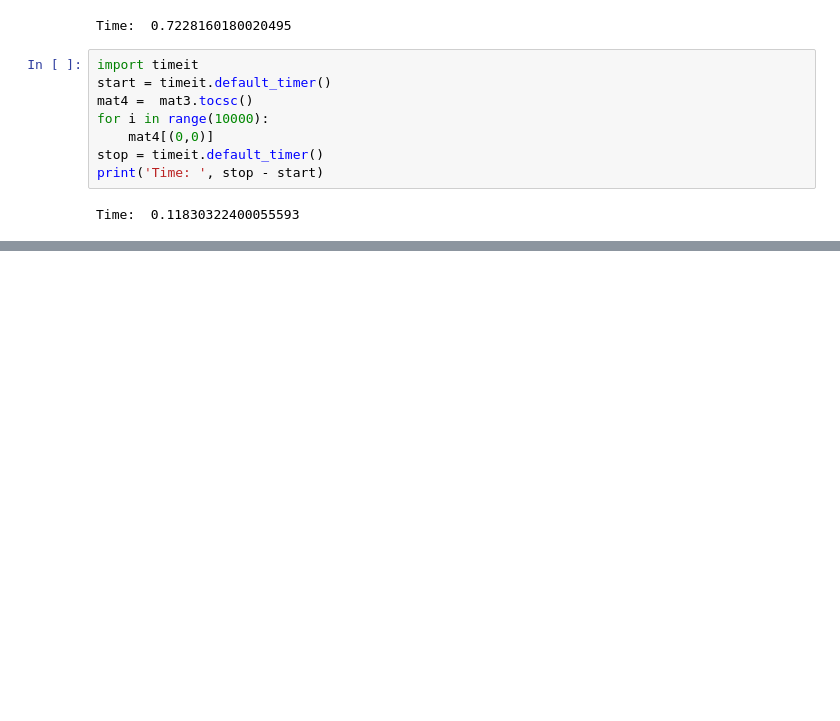
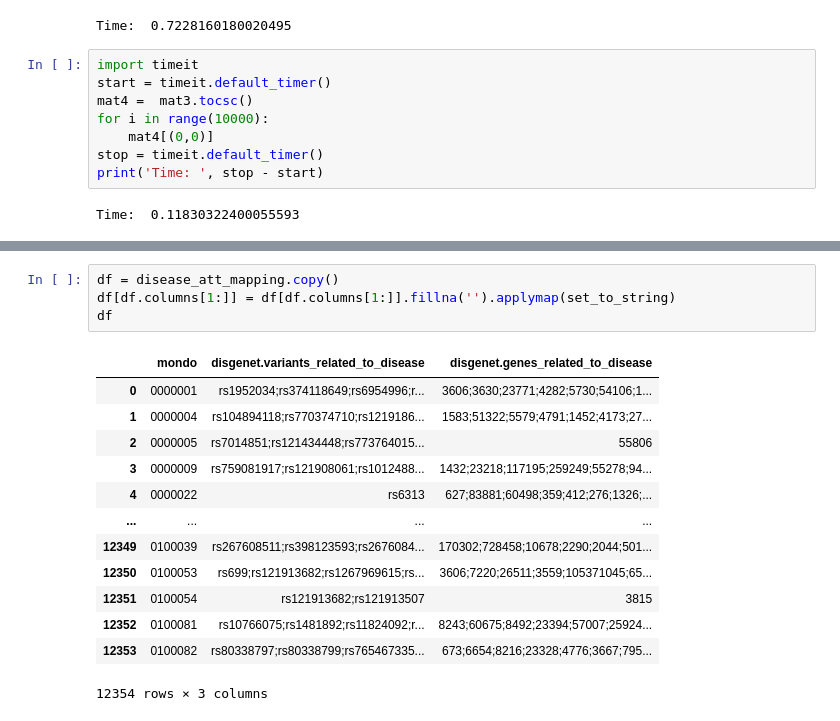
Before and after one commit to bionetslab/digest, a Jupyter notebook: jupyter/testing.ipynb, the cells around one changed output, grey strips where cells are left out. Saved outputs shown, nothing was run; the diff lists cells and outputs as text; blank space fills up the shorter version.

```diff
--- a/jupyter/testing.ipynb
+++ b/jupyter/testing.ipynb
@@ -362,0 +406,18 @@ Time:  0.11830322400055593
+# %%
+df = disease_att_mapping.copy()
+df[df.columns[1:]] = df[df.columns[1:]].fillna('').applymap(set_to_string)
+df
+# %% [output]
+|  | mondo | disgenet.variants_related_to_disease | disgenet.genes_related_to_disease |
+| 0 | 0000001 | rs1952034;rs374118649;rs6954996;r... | 3606;3630;23771;4282;5730;54106;1... |
+| 1 | 0000004 | rs104894118;rs770374710;rs1219186... | 1583;51322;5579;4791;1452;4173;27... |
+| 2 | 0000005 | rs7014851;rs121434448;rs773764015... | 55806 |
+| 3 | 0000009 | rs759081917;rs121908061;rs1012488... | 1432;23218;117195;259249;55278;94... |
+| 4 | 0000022 | rs6313 | 627;83881;60498;359;412;276;1326;... |
+| ... | ... | ... | ... |
+| 12349 | 0100039 | rs267608511;rs398123593;rs2676084... | 170302;728458;10678;2290;2044;501... |
+| 12350 | 0100053 | rs699;rs121913682;rs1267969615;rs... | 3606;7220;26511;3559;105371045;65... |
+| 12351 | 0100054 | rs121913682;rs121913507 | 3815 |
+| 12352 | 0100081 | rs10766075;rs1481892;rs11824092;r... | 8243;60675;8492;23394;57007;25924... |
+| 12353 | 0100082 | rs80338797;rs80338799;rs765467335... | 673;6654;8216;23328;4776;3667;795... |
+12354 rows × 3 columns
```
Also changed, not shown: parts of 9 cells of this notebook, 6 other files.
